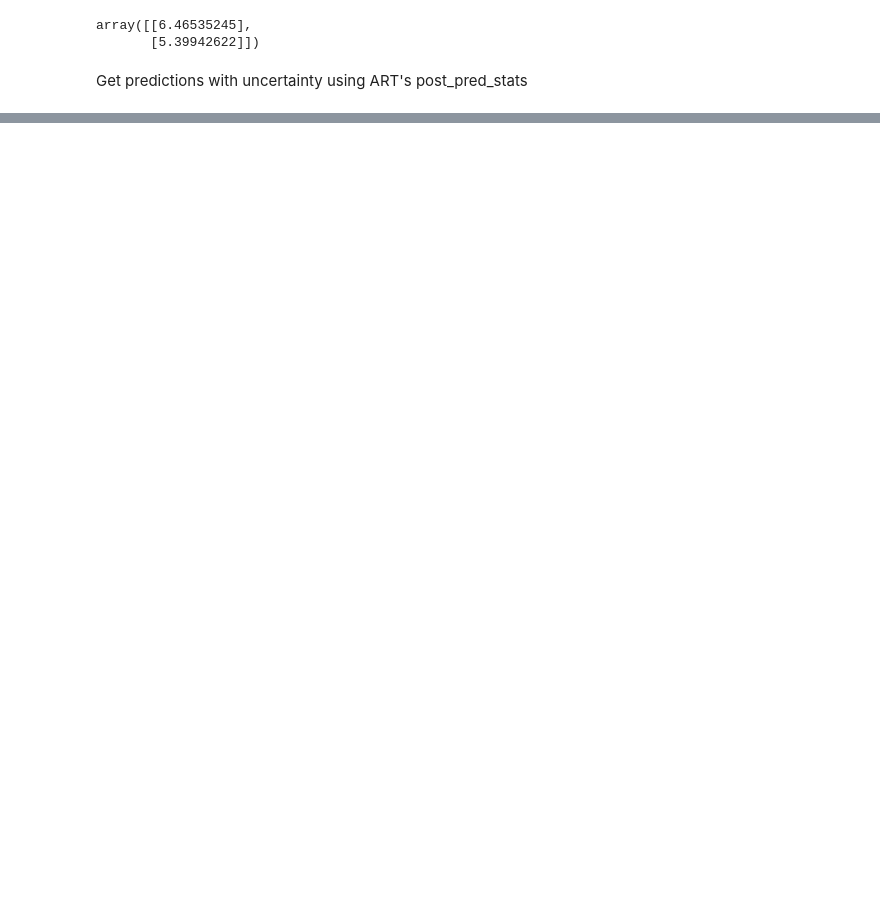
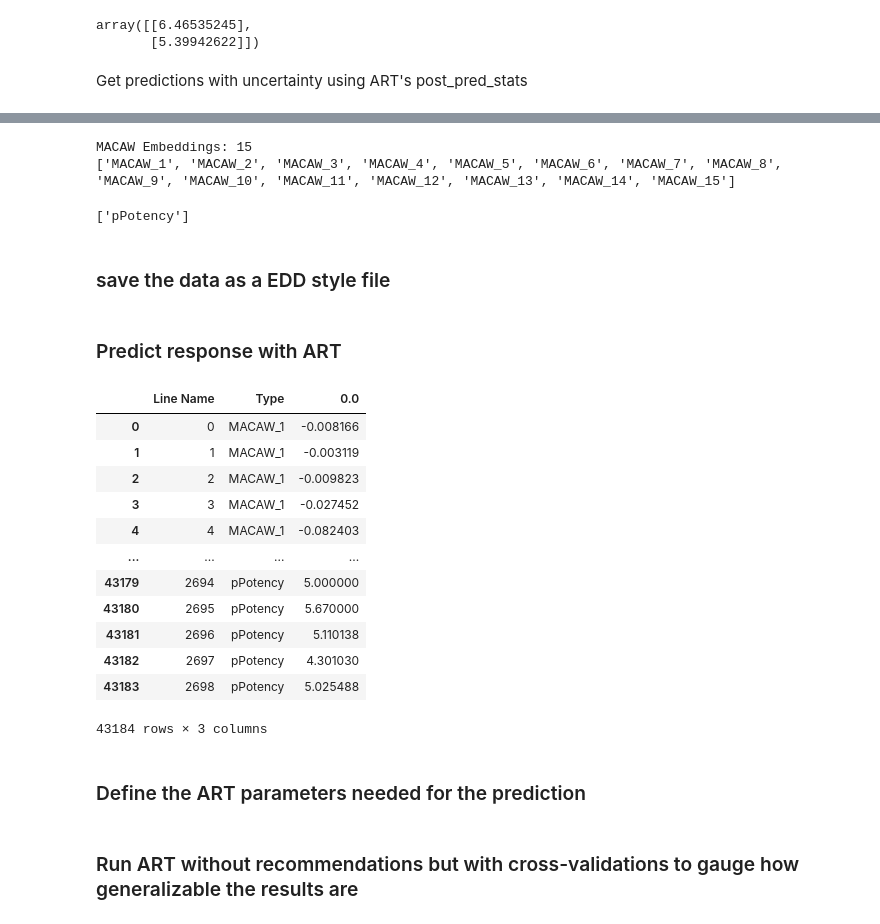
Before and after one commit to soumyadeepghosh35/DTRA_ART, a Jupyter notebook: DTRA_project_notebooks/Step5_ART_allVirus.ipynb, the cells around one changed output, grey strips where cells are left out. Saved outputs shown, nothing was run; the diff lists cells and outputs as text; code cells hidden in the pictures; blank space fills up the shorter version.

```diff
--- a/DTRA_project_notebooks/Step5_ART_allVirus.ipynb
+++ b/DTRA_project_notebooks/Step5_ART_allVirus.ipynb
@@ -529,0 +546,7 @@ EbolaVirusData_chEMBL_noDuplicates
+# %%
+input_var = [col for col in allVirusData_chEMBL_noDuplicates_wMACAW.columns if col.startswith('MACAW_')]
+print(f"MACAW Embeddings: {len(input_var)}")
+print(input_var)
+# %% [output]
+MACAW Embeddings: 15
+['MACAW_1', 'MACAW_2', 'MACAW_3', 'MACAW_4', 'MACAW_5', 'MACAW_6', 'MACAW_7', 'MACAW_8', 'MACAW_9', 'MACAW_10', 'MACAW_11', 'MACAW_12', 'MACAW_13', 'MACAW_14', 'MACAW_15']
@@ -529,0 +555,5 @@ EbolaVirusData_chEMBL_noDuplicates
+# %%
+response_var = ["pPotency"]
+print(response_var)
+# %% [output]
+['pPotency']
@@ -529,0 +562,2 @@ EbolaVirusData_chEMBL_noDuplicates
+# %% [markdown]
+### save the data as a EDD style file
@@ -529,0 +566,21 @@ EbolaVirusData_chEMBL_noDuplicates
+# %% [markdown]
+### Predict response with ART
+# %%
+allVirusData_chEMBL_noDuplicates_wMACAW_ARTready = pd.read_csv(modelBuildingDataDir + "allVirusData_chEMBL_noDuplicates_wMACAW_ARTready.csv")
+allVirusData_chEMBL_noDuplicates_wMACAW_ARTready
+# %% [output]
+|  | Line Name | Type | 0.0 |
+| 0 | 0 | MACAW_1 | -0.008166 |
+| 1 | 1 | MACAW_1 | -0.003119 |
+| 2 | 2 | MACAW_1 | -0.009823 |
+| 3 | 3 | MACAW_1 | -0.027452 |
+| 4 | 4 | MACAW_1 | -0.082403 |
+| ... | ... | ... | ... |
+| 43179 | 2694 | pPotency | 5.000000 |
+| 43180 | 2695 | pPotency | 5.670000 |
+| 43181 | 2696 | pPotency | 5.110138 |
+| 43182 | 2697 | pPotency | 4.301030 |
+| 43183 | 2698 | pPotency | 5.025488 |
+43184 rows × 3 columns
+# %% [markdown]
+### Define the ART parameters needed for the prediction
@@ -529,0 +602,2 @@ EbolaVirusData_chEMBL_noDuplicates
+# %% [markdown]
+### Run ART without recommendations but with cross-validations to gauge how generalizable the results are
```
Also changed, not shown: parts of 11 cells of this notebook, 2 other files.
